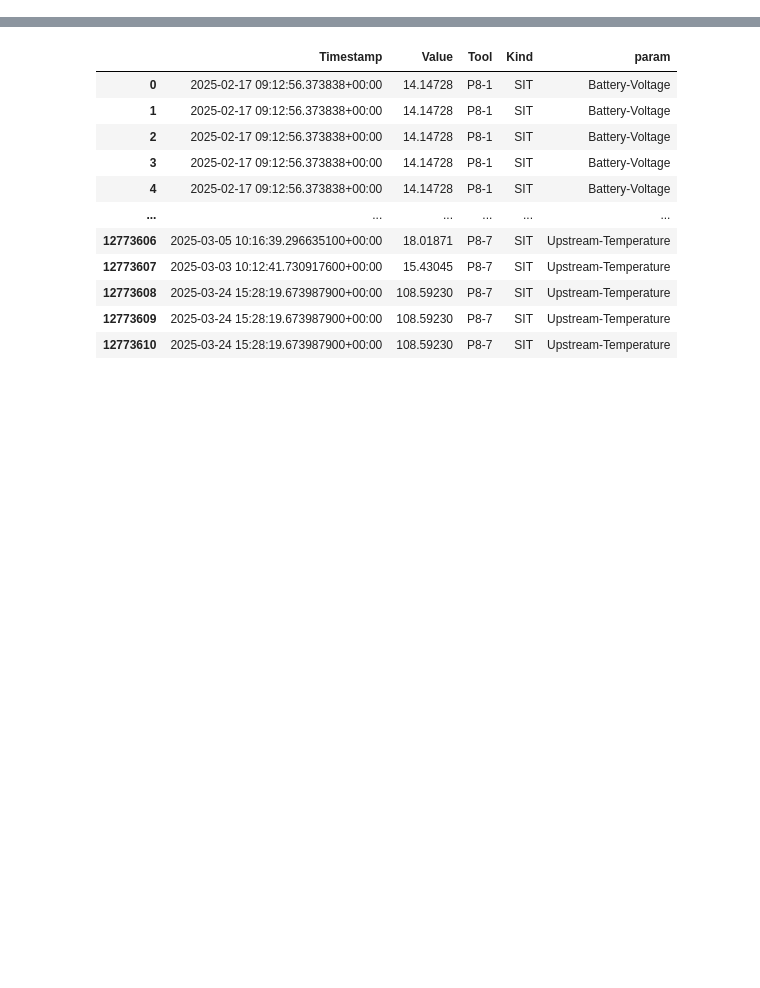
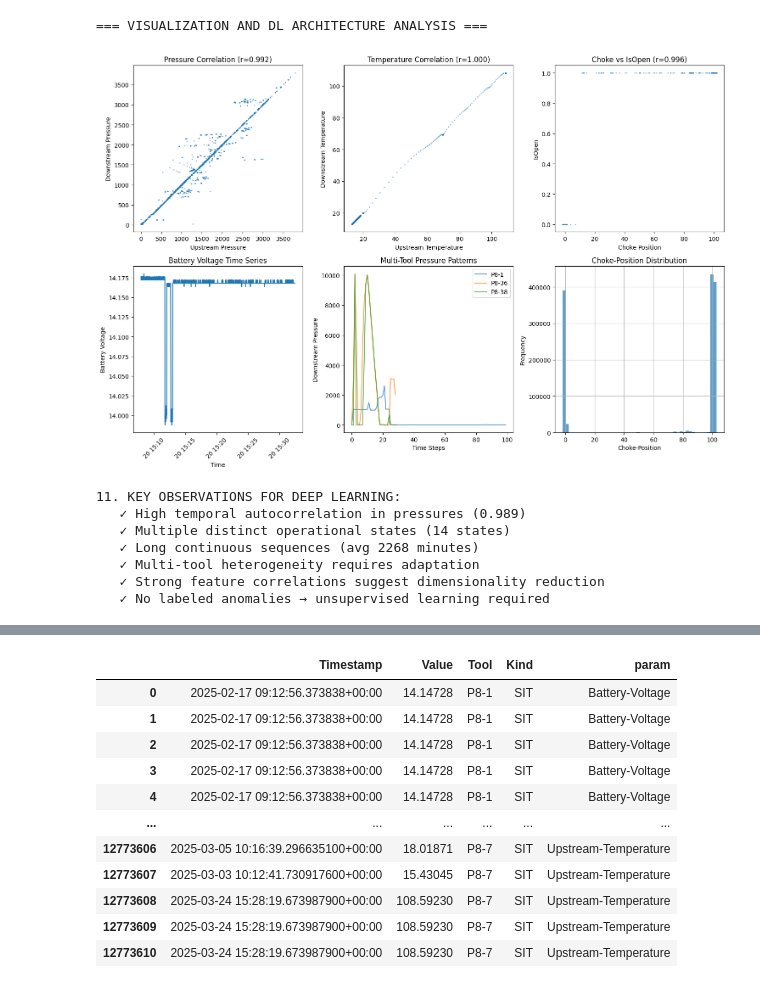
Before and after one commit to esemsc-av1824/taqa_anomalydetection, a Jupyter notebook: TAQA_EDA.ipynb, the cells around one changed output, grey strips where cells are left out. Cells and saved outputs as stored; diff of their text form; code cells hidden in the pictures; blank space fills up the shorter version.

```diff
--- a/TAQA_EDA.ipynb
+++ b/TAQA_EDA.ipynb
@@ -12,0 +7,7 @@ Found 45 CSV in my repo
+# %%
+# Load preprocessed data directly from local training_data
+data_path = Path('/home/ashwinvel2000/TAQA/training_data/wide36_tools_flat.parquet')
+print(f'Loading data from: {data_path}')
+wide = pd.read_parquet(data_path)
+print(f'Data shape: {wide.shape}')
+print(f'Columns: {wide.columns.tolist()}')
@@ -12,0 +223,70 @@ Found 45 CSV in my repo
+# %%
+# Visualization and Deep Learning Architecture Analysis
+print("\n=== VISUALIZATION AND DL ARCHITECTURE ANALYSIS ===\n")
+
+fig, axes = plt.subplots(2, 3, figsize=(15, 10))
+axes = axes.flatten()
+
+# Plot 1: Pressure relationship (highly correlated)
+sample_data = tool_data.iloc[::100]  # Subsample for visualization
+axes[0].scatter(sample_data['Upstream-Pressure'], sample_data['Downstream-Pressure'], alpha=0.5, s=1)
+axes[0].set_xlabel('Upstream Pressure')
+axes[0].set_ylabel('Downstream Pressure')
+axes[0].set_title('Pressure Correlation (r=0.992)')
+
+# Plot 2: Temperature relationship (perfectly correlated)
+axes[1].scatter(sample_data['Upstream-Temperature'], sample_data['Downstream-Temperature'], alpha=0.5, s=1)
+axes[1].set_xlabel('Upstream Temperature')
+axes[1].set_ylabel('Downstream Temperature')
+axes[1].set_title('Temperature Correlation (r=1.000)')
+
+# Plot 3: Choke Position vs IsOpen
+axes[2].scatter(sample_data['Choke-Position'], sample_data['IsOpen'], alpha=0.5, s=1)
+axes[2].set_xlabel('Choke Position')
+axes[2].set_ylabel('IsOpen')
+axes[2].set_title('Choke vs IsOpen (r=0.996)')
+
+# Plot 4: Time series of battery voltage (temporal patterns)
+time_sample = tool_data.iloc[:1440]  # First 24 minutes
+axes[3].plot(time_sample.index, time_sample['Battery-Voltage'])
+axes[3].set_xlabel('Time')
+axes[3].set_ylabel('Battery Voltage')
+axes[3].set_title('Battery Voltage Time Series')
+axes[3].tick_params(axis='x', rotation=45)
+
+# Plot 5: Multi-tool pressure comparison
+for tool in wide['Tool'].unique()[:3]:  # Sample 3 tools
+    tool_sample = wide[wide['Tool'] == tool].iloc[::1000]['Downstream-Pressure']
+    axes[4].plot(tool_sample.values[:100], label=tool, alpha=0.7)
+axes[4].set_xlabel('Time Steps')
+axes[4].set_ylabel('Downstream Pressure')
+axes[4].set_title('Multi-Tool Pressure Patterns')
+axes[4].legend()
+
+# Plot 6: Feature distribution comparison
+feature = 'Choke-Position'
+wide[feature].hist(bins=50, ax=axes[5], alpha=0.7)
+axes[5].set_xlabel(feature)
+axes[5].set_ylabel('Frequency')
+axes[5].set_title(f'{feature} Distribution')
+
+plt.tight_layout()
+plt.show()
+
+print("11. KEY OBSERVATIONS FOR DEEP LEARNING:")
+print("   ✓ High temporal autocorrelation in pressures (0.989)")
+print("   ✓ Multiple distinct operational states (14 states)")
+print("   ✓ Long continuous sequences (avg 2268 minutes)")
+print("   ✓ Multi-tool heterogeneity requires adaptation")
+print("   ✓ Strong feature correlations suggest dimensionality reduction")
+print("   ✓ No labeled anomalies → unsupervised learning required")
+# %% [output]
+=== VISUALIZATION AND DL ARCHITECTURE ANALYSIS ===
+[figure, added]
+11. KEY OBSERVATIONS FOR DEEP LEARNING:
+   ✓ High temporal autocorrelation in pressures (0.989)
+   ✓ Multiple distinct operational states (14 states)
+   ✓ Long continuous sequences (avg 2268 minutes)
+   ✓ Multi-tool heterogeneity requires adaptation
+   ✓ Strong feature correlations suggest dimensionality reduction
+   ✓ No labeled anomalies → unsupervised learning required
```
Also changed, not shown: parts of 10 cells of this notebook, 1 other file.
